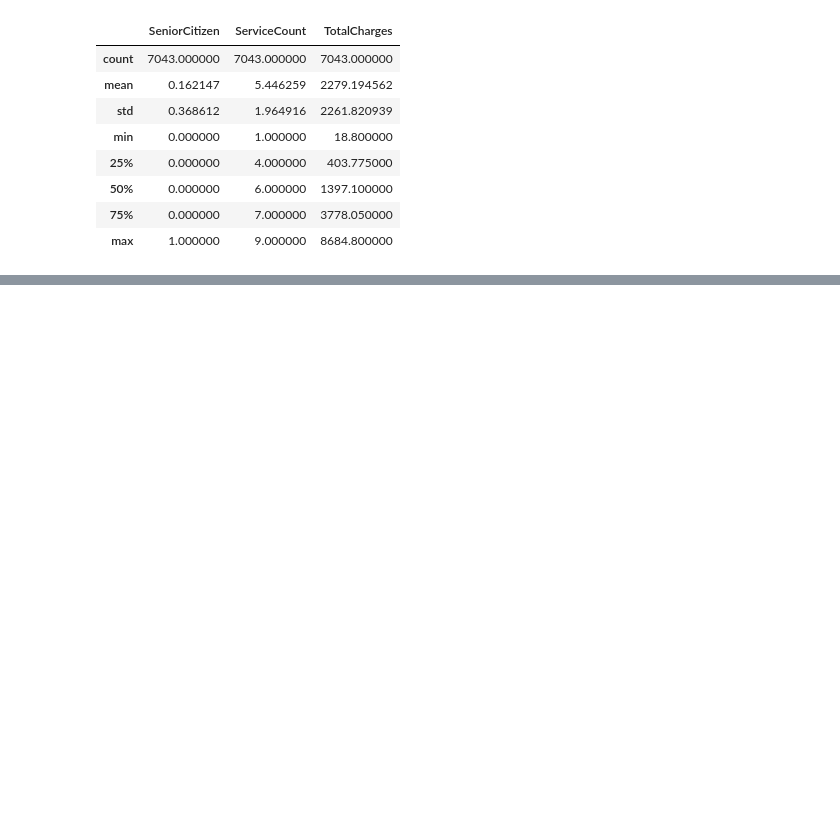
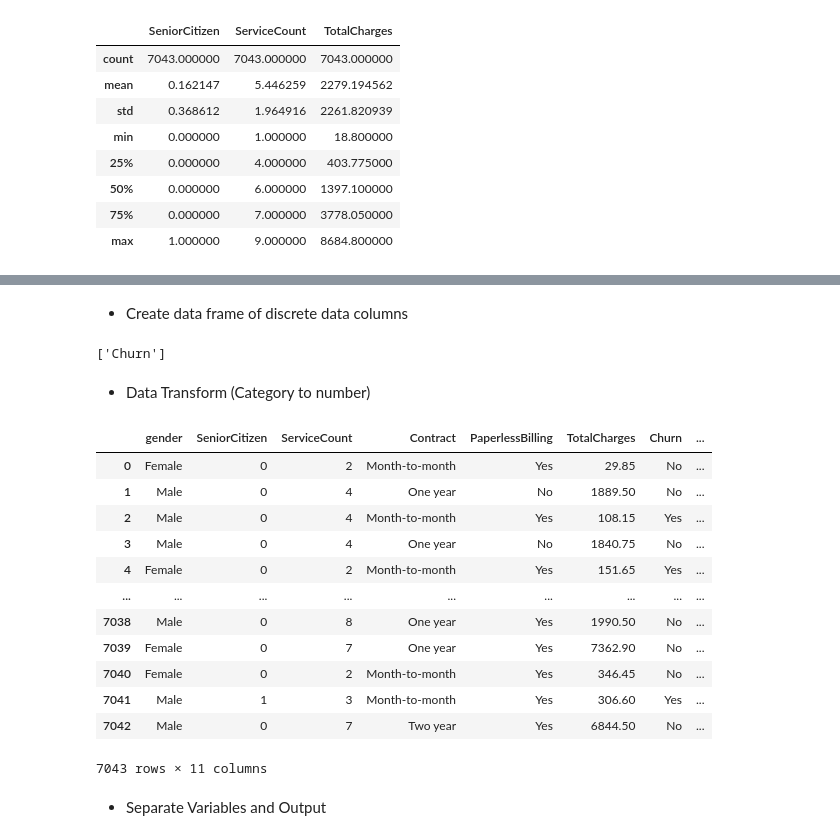
Before and after one commit to astrrr/ML-Lab, a Jupyter notebook: Lab2ML.ipynb, the cells around one changed output, grey strips where cells are left out. Cells and saved outputs as stored; diff of their text form; code cells hidden in the pictures; blank space fills up the shorter version.

```diff
--- a/Lab2ML.ipynb
+++ b/Lab2ML.ipynb
@@ -218,0 +221,40 @@ df.describe()
+# %% [markdown]
+
+
+*   Create data frame of discrete data columns
+# %%
+columns = ['Churn']
+# %%
+columns
+# %% [output]
+['Churn']
+# %% [markdown]
+
+
+*   Data Transform (Category to number)
+# %%
+label_enc = preprocessing.LabelEncoder()
+df['Chrun_Category'] = label_enc.fit_transform(df[columns])
+df['gender_Category'] = label_enc.fit_transform(df['gender'])
+df['Contract_Category'] = label_enc.fit_transform(df['Contract'])
+df['PaperlessBilling_Category'] = label_enc.fit_transform(df['PaperlessBilling'])
+# %%
+df
+# %% [output]
+|  | gender | SeniorCitizen | ServiceCount | Contract | PaperlessBilling | TotalCharges | Churn | ... |
+| 0 | Female | 0 | 2 | Month-to-month | Yes | 29.85 | No | ... |
+| 1 | Male | 0 | 4 | One year | No | 1889.50 | No | ... |
+| 2 | Male | 0 | 4 | Month-to-month | Yes | 108.15 | Yes | ... |
+| 3 | Male | 0 | 4 | One year | No | 1840.75 | No | ... |
+| 4 | Female | 0 | 2 | Month-to-month | Yes | 151.65 | Yes | ... |
+| ... | ... | ... | ... | ... | ... | ... | ... | ... |
+| 7038 | Male | 0 | 8 | One year | Yes | 1990.50 | No | ... |
+| 7039 | Female | 0 | 7 | One year | Yes | 7362.90 | No | ... |
+| 7040 | Female | 0 | 2 | Month-to-month | Yes | 346.45 | No | ... |
+| 7041 | Male | 1 | 3 | Month-to-month | Yes | 306.60 | Yes | ... |
+| 7042 | Male | 0 | 7 | Two year | Yes | 6844.50 | No | ... |
+7043 rows × 11 columns
+# %% [markdown]
+
+
+*   Separate Variables and Output
```
Also changed, not shown: parts of 21 cells of this notebook.
